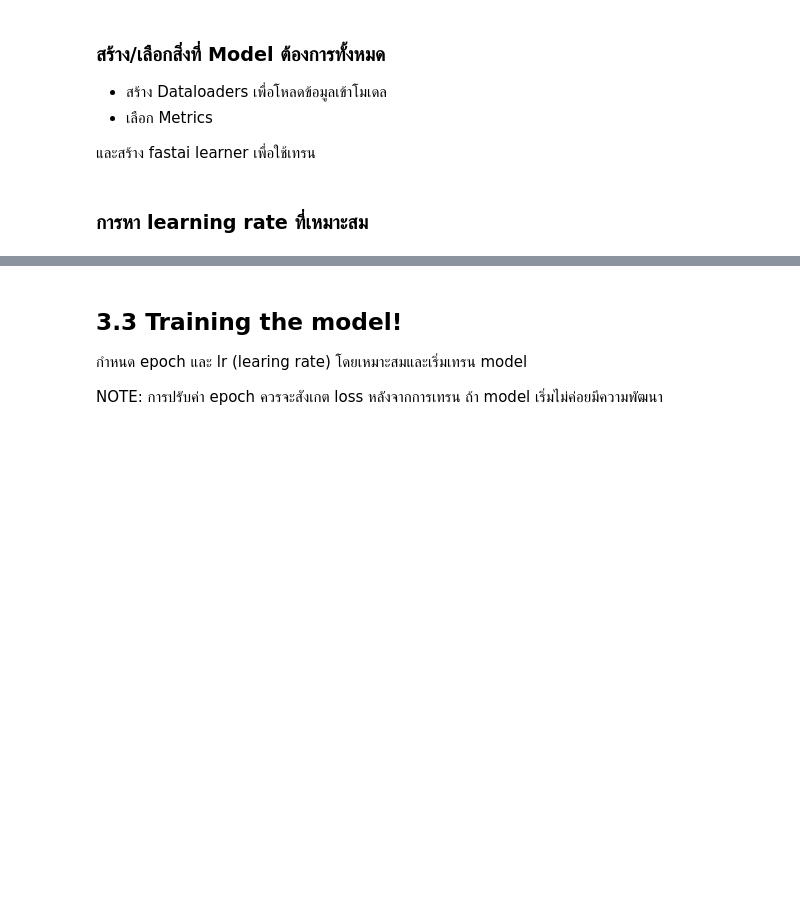
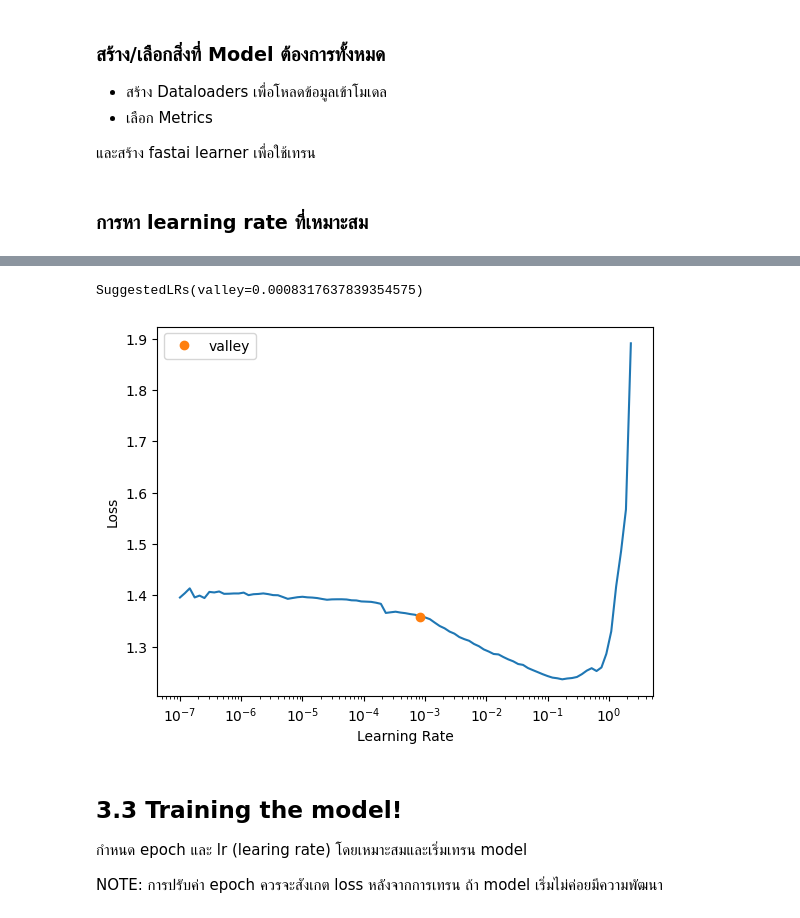
Before and after one commit to HRNPH/aibs_mask_detection_icevision_yolov5, a Jupyter notebook: MASK_Detection_with_icevision_yolov5.ipynb, the cells around one changed output, grey strips where cells are left out. Saved outputs shown, nothing was run; the diff lists cells and outputs as text; code cells hidden in the pictures; blank space fills up the shorter version.

```diff
--- a/MASK_Detection_with_icevision_yolov5.ipynb
+++ b/MASK_Detection_with_icevision_yolov5.ipynb
@@ -173,15 +186,16 @@ learn = model_type.fastai.learner(dls=[train_dl, valid_dl], model=model, metrics
 # %% [markdown]
 ### การหา learning rate ที่เหมาะสม
 # %%
+import IPython
 # # ถ้าด้านล่าง ใช้ไม่ได้ จะทำการ Reset Notebook ให้กดรันแต่แรกใหม่อีกครั้งนึง
 # # ทำไปเพื่อ Reset kernel(ระบบ) ของตัวเครื่องเพื่อให้โหลดใหม่ เพราะบางครั้ง มันจะหา IceVision ไม่เจอ
-
-import IPython
 try:
-  learn.lr_find()
+  print(learn.lr_find())
 
 except AttributeError:
-  print('Module ไม่ครบ')
+  print('Module ไม่ครบ แค่ restart notebook ก็จะใช้ได้แล้ว')
   print('Reset Kernel... & Fixing...')
+  print('แก้ไขเรียบร้อย...')
   print('กด Run All หรือไล่รัน notebook ใหม่อีกครั้ง')
   IPython.Application.instance().kernel.do_shutdown(True)
+# %% [output]
@@ -188,3 +203,5 @@ except AttributeError:
+SuggestedLRs(valley=0.0008317637839354575)
+[figure, added]
 # %% [markdown]
 ## 3.3 Training the model!
 กำหนด epoch และ lr (learing rate) โดยเหมาะสมและเริ่มเทรน model
```
Also changed, not shown: parts of 17 cells of this notebook.
